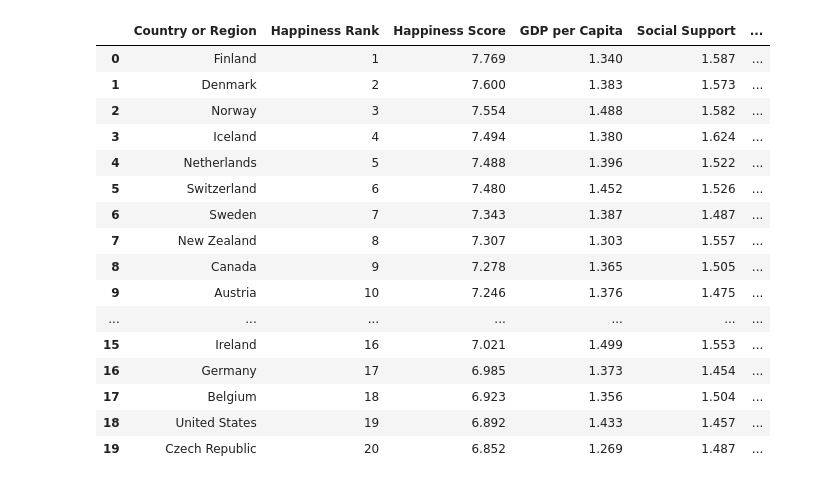
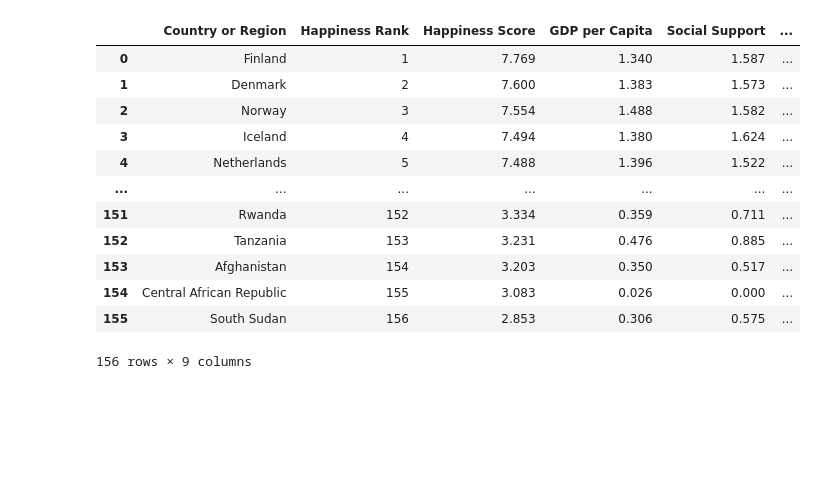
Before and after one commit to DanyCh093/Project-One-, a Jupyter notebook: world-happiness/bar_graphs_happy_sad.ipynb, the cells around one changed output. Saved outputs shown, nothing was run; the diff lists cells and outputs as text; code cells hidden in the pictures; blank space fills up the shorter version.

```diff
--- a/world-happiness/bar_graphs_happy_sad.ipynb
+++ b/world-happiness/bar_graphs_happy_sad.ipynb
@@ -16,42 +15,38 @@ happy2017_df = pd.read_csv('2017.csv')
 happy2018_df = pd.read_csv('2018.csv')
 happy2019_df = pd.read_csv('2019.csv')
 #the survey changed over the years, so we need to clean the data up.
 norm2015_df = happy2015_df.drop(['Region', 'Standard Error', 'Dystopia Residual'], axis=1)
 norm2015_df = norm2015_df[['Country', 'Happiness Rank', 'Happiness Score', 'Economy (GDP per Capita)', 'Family', 'Health (Life Expectancy)', 'Freedom', 'Trust (Government Corruption)', 'Generosity']]
 norm2015_df.columns = ["Country or Region", "Happiness Rank", "Happiness Score", "GDP per Capita", "Social Support", "Healthy Life Expectancy", "Freedom", "Trust", "Generosity"]
 
 norm2016_df = happy2016_df.drop(['Region','Lower Confidence Interval', 'Upper Confidence Interval', 'Dystopia Residual'], axis=1)
 norm2016_df = norm2016_df[['Country', 'Happiness Rank', 'Happiness Score', 'Economy (GDP per Capita)', 'Family', 'Health (Life Expectancy)', 'Freedom', 'Trust (Government Corruption)', 'Generosity']]
 norm2016_df.columns = ["Country or Region", "Happiness Rank", "Happiness Score", "GDP per Capita", "Social Support", "Healthy Life Expectancy", "Freedom", "Trust", "Generosity"]
 
 norm2017_df = happy2017_df.drop(['Whisker.high', 'Whisker.low', 'Dystopia.Residual'], axis=1)
 norm2017_df = norm2017_df[['Country', 'Happiness.Rank', 'Happiness.Score', 'Economy..GDP.per.Capita.', 'Family', 'Health..Life.Expectancy.', 'Freedom', 'Trust..Government.Corruption.', 'Generosity']]
 norm2017_df.columns = ["Country or Region", "Happiness Rank", "Happiness Score", "GDP per Capita", "Social Support", "Healthy Life Expectancy", "Freedom", "Trust", "Generosity"]
 
 #norm2015_df = norm2015_df[['Country', 'Happiness Rank', 'Happiness Score', 'Economy (GDP per Capita)', 'Family', 'Health (Life Expectancy)', 'Freedom', 'Trust (Government Corruption)', 'Generosity']]
 
 #happy2018_df.head()
 norm2018_df = happy2018_df[['Country or region', 'Overall rank', 'Score', 'GDP per capita', 'Social support', 'Healthy life expectancy', 'Freedom to make life choices', 'Perceptions of corruption', 'Generosity']]
 norm2018_df.columns = ["Country or Region", "Happiness Rank", "Happiness Score", "GDP per Capita", "Social Support", "Healthy Life Expectancy", "Freedom", "Trust", "Generosity"]
 #norm2018_df
 norm2019_df = happy2019_df[['Country or region', 'Overall rank', 'Score', 'GDP per capita', 'Social support', 'Healthy life expectancy', 'Freedom to make life choices', 'Perceptions of corruption', 'Generosity']]
 norm2019_df.columns = ["Country or Region", "Happiness Rank", "Happiness Score", "GDP per Capita", "Social Support", "Healthy Life Expectancy", "Freedom", "Trust", "Generosity"]
-norm2019_df.head(20)
+norm2019_df
 # %% [output]
 |  | Country or Region | Happiness Rank | Happiness Score | GDP per Capita | Social Support | ... |
 | 0 | Finland | 1 | 7.769 | 1.340 | 1.587 | ... |
 | 1 | Denmark | 2 | 7.600 | 1.383 | 1.573 | ... |
 | 2 | Norway | 3 | 7.554 | 1.488 | 1.582 | ... |
 | 3 | Iceland | 4 | 7.494 | 1.380 | 1.624 | ... |
 | 4 | Netherlands | 5 | 7.488 | 1.396 | 1.522 | ... |
-| 5 | Switzerland | 6 | 7.480 | 1.452 | 1.526 | ... |
-| 6 | Sweden | 7 | 7.343 | 1.387 | 1.487 | ... |
-| 7 | New Zealand | 8 | 7.307 | 1.303 | 1.557 | ... |
-| 8 | Canada | 9 | 7.278 | 1.365 | 1.505 | ... |
-| 9 | Austria | 10 | 7.246 | 1.376 | 1.475 | ... |
 | ... | ... | ... | ... | ... | ... | ... |
-| 15 | Ireland | 16 | 7.021 | 1.499 | 1.553 | ... |
-| 16 | Germany | 17 | 6.985 | 1.373 | 1.454 | ... |
-| 17 | Belgium | 18 | 6.923 | 1.356 | 1.504 | ... |
-| 18 | United States | 19 | 6.892 | 1.433 | 1.457 | ... |
-| 19 | Czech Republic | 20 | 6.852 | 1.269 | 1.487 | ... |
+| 151 | Rwanda | 152 | 3.334 | 0.359 | 0.711 | ... |
+| 152 | Tanzania | 153 | 3.231 | 0.476 | 0.885 | ... |
+| 153 | Afghanistan | 154 | 3.203 | 0.350 | 0.517 | ... |
+| 154 | Central African Republic | 155 | 3.083 | 0.026 | 0.000 | ... |
+| 155 | South Sudan | 156 | 2.853 | 0.306 | 0.575 | ... |
+156 rows × 9 columns
```
Also changed, not shown: parts of 17 cells of this notebook.
